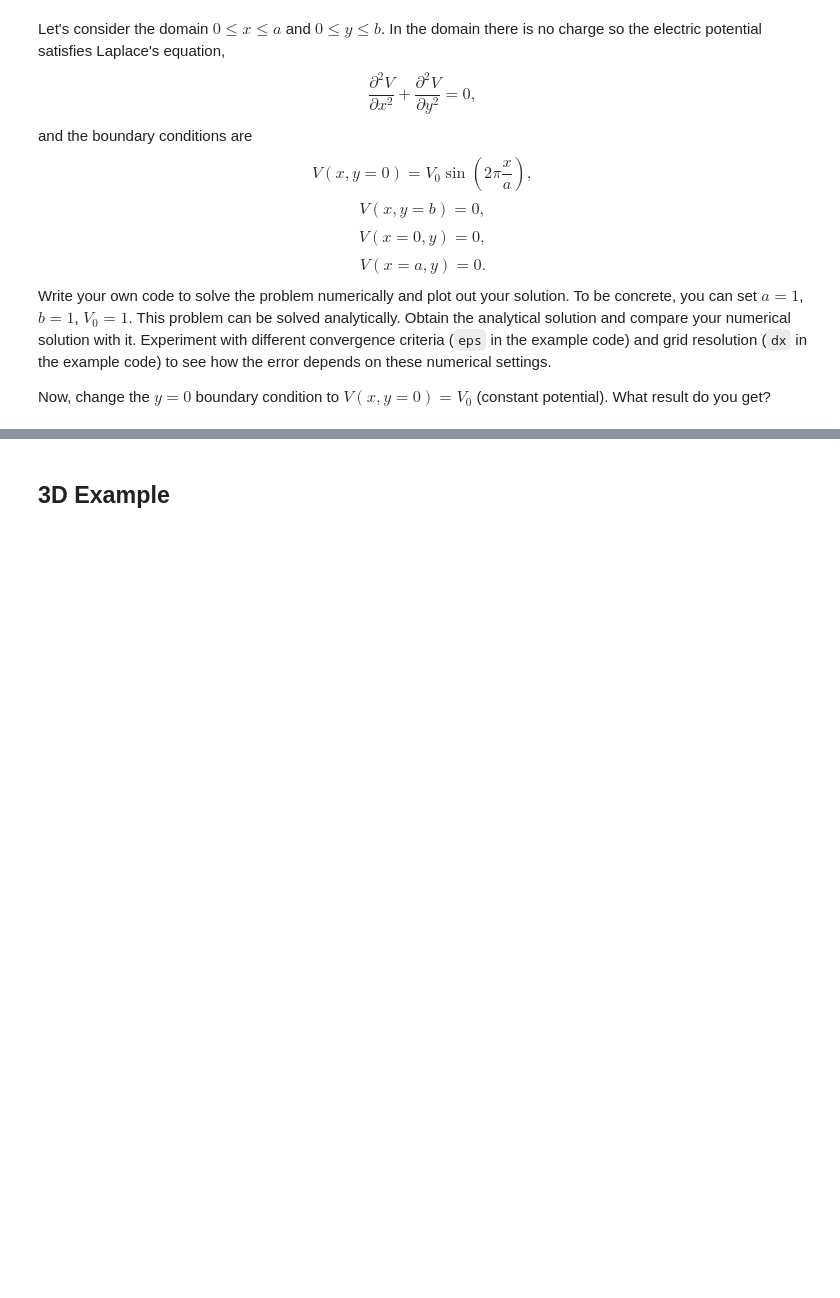
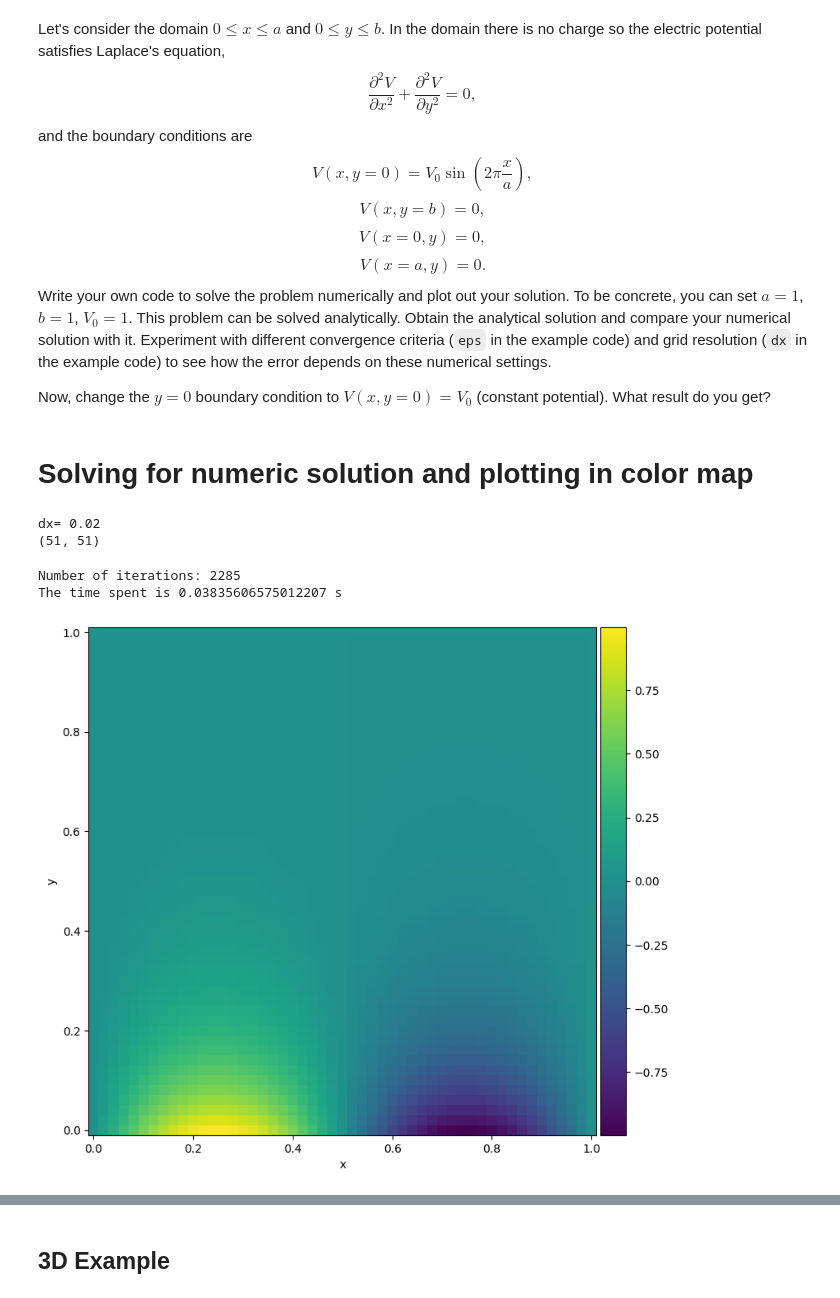
Before and after one commit to mrjrob64/physics421-laplace, a Jupyter notebook: LaplaceEquation_hw.ipynb, the cells around one changed output, grey strips where cells are left out. Cells and saved outputs as stored; diff of their text form; code cells hidden in the pictures; blank space fills up the shorter version.

Commit message:
Moved into 2 seperate problems

```diff
--- a/LaplaceEquation_hw.ipynb
+++ b/LaplaceEquation_hw.ipynb
@@ -156,3 +157,74 @@ Write your own code to solve the problem numerically and plot out your solution.
 This problem can be solved analytically. Obtain the analytical solution and compare your numerical solution with it. Experiment with different convergence criteria (`eps` in the example code) and grid resolution (`dx` in the example code) to see how the error depends on these numerical settings.
 
 Now, change the $y=0$ boundary condition to $V(x,y=0)=V_0$ (constant potential). What result do you get?
+# %% [markdown]
+# Solving for numeric solution and plotting in color map
+# %%
+a=1.0
+b=1.0
+V0=1.0
+
+dx=1.0/50
+
+xmin=0
+xmax=b
+ymin=0
+ymax=a
+
+nx=int((xmax-xmin)/dx)
+ny=int((ymax-ymin)/dx)
+
+x0=np.linspace(xmin,xmax,nx+1)
+y0=np.linspace(ymin,ymax,ny+1)
+
+x,y=np.meshgrid(x0,y0)
+print("dx=",dx)
+print(x.shape)
+# %% [output]
+dx= 0.02
+(51, 51)
+# %%
+V=np.zeros_like(x)
+# %%
+V[:,0]=0 # x=0
+V[:,-1]=0 # x=b
+V[-1,:]=0 # y=a
+for i in range(nx+1):
+    V[0,i]=V0*np.sin(2 * np.pi * x0[i] / b)
+# %%
+# Tolerance for convergence
+eps=1.0e-6
+
+# Carry out the first round of the averaging scheme and calculate the residual
+V1=np.copy(V) # a temporary array to store the updated values of V
+V1[1:-1,1:-1]=0.25*(V[0:-2,1:-1]+V[2:,1:-1]+V[1:-1,0:-2]+V[1:-1,2:]) # carry out the average
+resid=np.sum(np.fabs(V1-V)) # calculate the initial residual
+resid0=resid
+V=np.copy(V1) # Put updated values into the array V
+
+start=time.time()
+it=0
+while (resid/resid0>eps): # Loop criterion: we use relative residual here
+    V1[1:-1,1:-1]=0.25*(V[0:-2,1:-1]+V[2:,1:-1]+V[1:-1,0:-2]+V[1:-1,2:])
+    resid=np.sum(np.fabs(V1-V))
+    V=np.copy(V1)
+    it=it+1
+end=time.time()
+print("Number of iterations:",it)
+print("The time spent is",end-start,"s")
+# %% [output]
+Number of iterations: 2285
+The time spent is 0.03835606575012207 s
+# %%
+fig=plt.figure(figsize=(9,8))
+ax=fig.add_subplot(111)
+im=plt.pcolormesh(x,y,V)
+ax.set_aspect('equal')
+plt.xlabel("x")
+plt.ylabel("y")
+divider = make_axes_locatable(ax)
+cax = divider.append_axes("right", size="5%", pad=0.05)
+plt.colorbar(im, cax=cax)
+plt.show()
+# %% [output]
+[figure, added]
```
Also changed, not shown: parts of 9 cells of this notebook, 2 other files.
